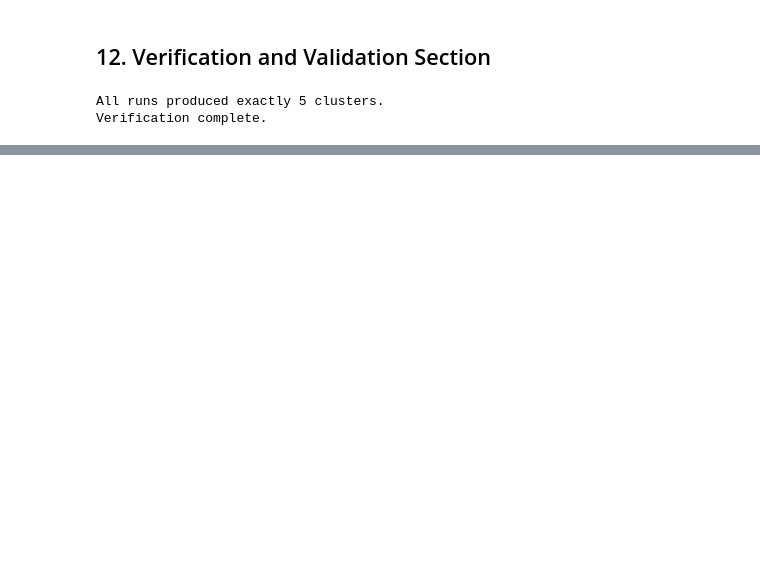
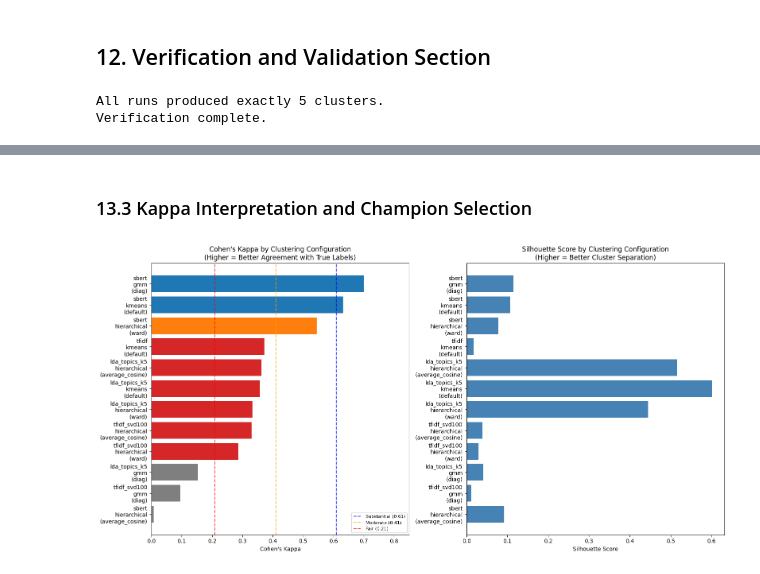
Before and after one commit to KyleWyonch/DTI5125-Data-Science-Applications, a Jupyter notebook: Assignment-2-clustering/notebooks/features_clustering.ipynb, the cells around one changed output, grey strips where cells are left out. Cells and saved outputs as stored; diff of their text form; code cells hidden in the pictures; blank space fills up the shorter version.

Commit message:
Addition of more content person C

```diff
--- a/Assignment-2-clustering/notebooks/features_clustering.ipynb
+++ b/Assignment-2-clustering/notebooks/features_clustering.ipynb
@@ -13,7 +13,7 @@
 # %%
 
 # (Uncomment if required)
-# !pip install -q pandas numpy scipy scikit-learn matplotlib nltk sentence-transformers umap-learn
+# !pip install -q pandas numpy scipy scikit-learn matplotlib nltk sentence-transformers umap-learn seaborn
 
 import os
 import re
@@ -38,7 +38,7 @@ RANDOM_SEED = 42
 np.random.seed(RANDOM_SEED)
 
 # INPUT PATH TO DATA HERE
-INPUT_CSV = r"\Assignment-2-clustering\data\arxiv_clustering_cleaned_data_.csv"
+INPUT_CSV = r"C:\Users\kylew\OneDrive\Documents\GitHub\Personal\DTI5125-Data-Science-Applications\Assignment-2-clustering\data\arxiv_clustering_cleaned_data_.csv"
 
 OUT_DIR = "outputs"
 OUT_FEATURES = os.path.join(OUT_DIR, "features")
@@ -779,0 +766,14 @@ This contains one row per document per run, with columns:
+# %%
+# --- Evaluation Imports and Setup ---
+from sklearn.metrics import cohen_kappa_score, silhouette_score, confusion_matrix
+from scipy.optimize import linear_sum_assignment
+from collections import Counter
+import seaborn as sns
+
+# Load the master assignments
+master = pd.read_csv(os.path.join(OUT_ASSIGN, "MASTER_cluster_assignments.csv"))
+
+# Get unique clustering runs
+runs = master.groupby(["feature_type", "clustering_method", "variant"]).size().reset_index(name="n_docs")
+print("Clustering runs to evaluate:")
+display(runs)
@@ -779,0 +974,52 @@ This contains one row per document per run, with columns:
+# %% [markdown]
+### 13.3 Kappa Interpretation and Champion Selection
+# %%
+# Visualize evaluation results
+fig, axes = plt.subplots(1, 2, figsize=(16, 8))
+
+# Prepare data for plotting
+eval_sorted = eval_df.sort_values("kappa", ascending=True)
+run_names = eval_sorted.apply(lambda r: f"{r['feature_type']}\n{r['clustering_method']}\n({r['variant']})", axis=1)
+
+# Plot 1: Kappa scores with interpretation bands
+ax1 = axes[0]
+colors = []
+for k in eval_sorted["kappa"]:
+    if k >= 0.81:
+        colors.append("#2ca02c")  # green - almost perfect
+    elif k >= 0.61:
+        colors.append("#1f77b4")  # blue - substantial
+    elif k >= 0.41:
+        colors.append("#ff7f0e")  # orange - moderate
+    elif k >= 0.21:
+        colors.append("#d62728")  # red - fair
+    else:
+        colors.append("#7f7f7f")  # gray - slight/none
+
+ax1.barh(run_names, eval_sorted["kappa"], color=colors)
+ax1.axvline(x=0.61, color="blue", linestyle="--", alpha=0.7, label="Substantial (0.61)")
+ax1.axvline(x=0.41, color="orange", linestyle="--", alpha=0.7, label="Moderate (0.41)")
+ax1.axvline(x=0.21, color="red", linestyle="--", alpha=0.7, label="Fair (0.21)")
+ax1.set_xlabel("Cohen's Kappa")
+ax1.set_title("Cohen's Kappa by Clustering Configuration\n(Higher = Better Agreement with True Labels)")
+ax1.legend(loc="lower right", fontsize=8)
+ax1.set_xlim(0, 0.85)
+
+# Plot 2: Silhouette scores (handle NaN values)
+ax2 = axes[1]
+sil_values = eval_sorted["silhouette"].fillna(0).values  # Replace NaN with 0 for plotting
+sil_colors = ["steelblue" if not np.isnan(s) else "lightgray" for s in eval_sorted["silhouette"].values]
+ax2.barh(run_names, sil_values, color=sil_colors)
+ax2.set_xlabel("Silhouette Score")
+ax2.set_title("Silhouette Score by Clustering Configuration\n(Higher = Better Cluster Separation)")
+
+# Add note if there were NaN values
+if eval_sorted["silhouette"].isna().any():
+    ax2.text(0.5, 0.02, "Gray bars = silhouette not computed", transform=ax2.transAxes,
+             fontsize=8, color="gray", ha="center")
+
+plt.tight_layout()
+plt.savefig(os.path.join(OUT_FIG, "evaluation_kappa_silhouette.png"), dpi=200, bbox_inches="tight")
+plt.show()
+# %% [output]
+[figure, added]
```
Also changed, not shown: parts of 22 cells of this notebook, 1 other file.
